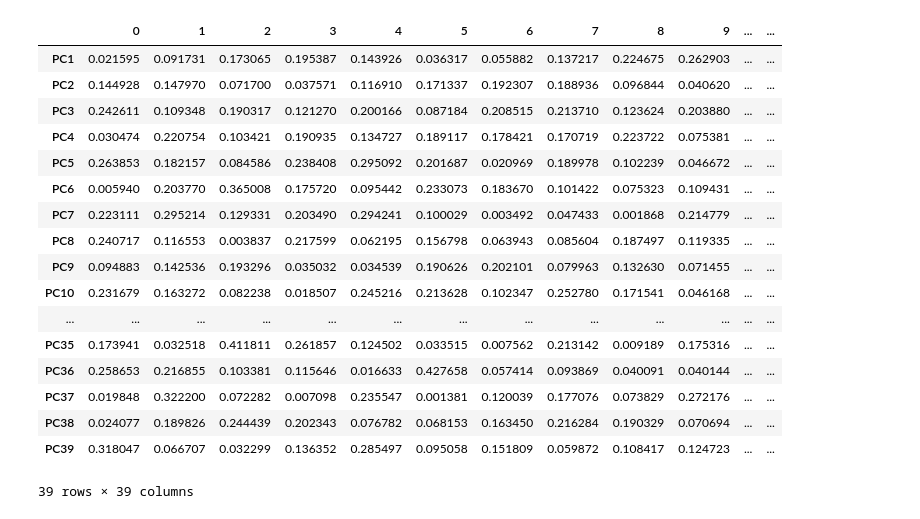
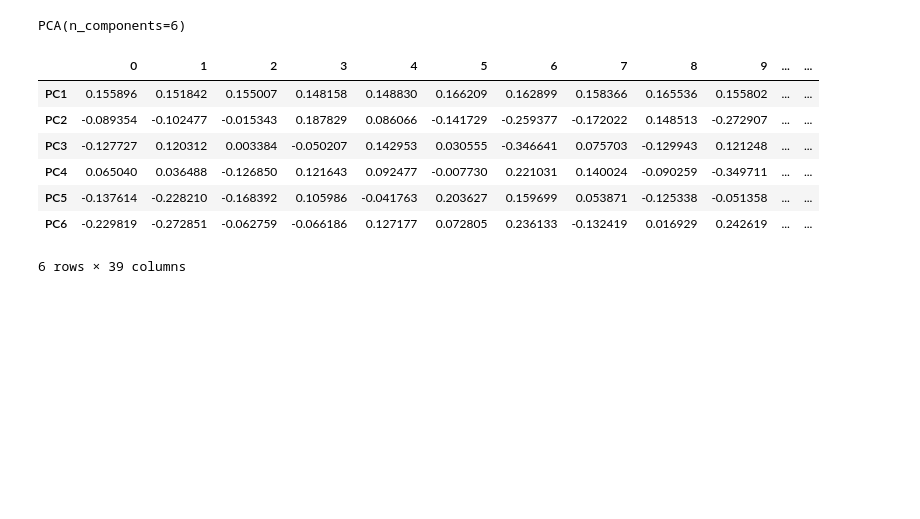
Before and after one commit to IceMerman/NN_validation, a Jupyter notebook: schemaData.ipynb, the cells around one changed output. Saved outputs shown, nothing was run; the diff lists cells and outputs as text; code cells hidden in the pictures; blank space fills up the shorter version.

Commit message:
Completed heatmap to Lasso and PCA: pending performance metrics and Transform to data

```diff
--- a/schemaData.ipynb
+++ b/schemaData.ipynb
@@ -79,0 +62,24 @@ voltageMagAng = voltageMagAng.reshape((voltageMagAng.shape[1], voltageMagAng.sha
+# %%
+# note that the mean and his variance per node is similar, in this case, the data are similar and don't failures per node or
+# these data are in the same conditions???????
+# there are conditions out of voltage stability VMax > 1.1
+
+# secureConditionLabels
+# voltageMagnitudes
+# voltageAngles
+# voltageMagAng
+
+selectSet = 0
+
+if selectSet == 0:
+    toDescribe = pd.DataFrame(voltageMagnitudes)
+    data = voltageMagnitudes.copy()
+if selectSet == 1:
+    toDescribe = pd.DataFrame(voltageAngles)
+    data = voltageAngles.copy()
+if selectSet == 2:
+    toDescribe = pd.DataFrame(voltageMagAng)
+    data = voltageMagAng.copy()
+
+
+toDescribe.describe()
@@ -113,38 +121,31 @@ from sklearn.preprocessing import scale
 import warnings
 warnings.filterwarnings('ignore')
 # %%
-# Entrenamiento modelo PCA con escalado de los datos
+# Entrenamiento modelo PCA
+# TODO: con escalado de los datos
 # ==============================================================================
-datos = VM.copy()
-pca_pipe = make_pipeline(StandardScaler(), PCA())   #try n_components=4
-pca_pipe.fit(datos)
+n_components_local = 6
 
-# Se extrae el modelo entrenado del pipeline
-modelo_pca = pca_pipe.named_steps['pca']
+modelo_pca = PCA(n_components=n_components_local)  #try n_components=4
+modelo_pca.fit(data)
+
+# TODO: performance metrics
+# %% [output]
+PCA(n_components=6)
 # %%
 # Se combierte el array a dataframe para añadir nombres a los ejes.
-indexLabel = ['PC' + str(k) for k in range(1, len(datos.columns)+1)]
+indexLabel = ['PC' + str(k) for k in range(1, n_components_local+1)]
 pd.DataFrame(
-    data    = abs(modelo_pca.components_),
-    columns = datos.columns,
+    data    = modelo_pca.components_,
+    columns = toDescribe.columns,
     index   = indexLabel
 )
 # %% [output]
 |  | 0 | 1 | 2 | 3 | 4 | 5 | 6 | 7 | 8 | 9 | ... | ... |
-| PC1 | 0.021595 | 0.091731 | 0.173065 | 0.195387 | 0.143926 | 0.036317 | 0.055882 | 0.137217 | 0.224675 | 0.262903 | ... | ... |
-| PC2 | 0.144928 | 0.147970 | 0.071700 | 0.037571 | 0.116910 | 0.171337 | 0.192307 | 0.188936 | 0.096844 | 0.040620 | ... | ... |
-| PC3 | 0.242611 | 0.109348 | 0.190317 | 0.121270 | 0.200166 | 0.087184 | 0.208515 | 0.213710 | 0.123624 | 0.203880 | ... | ... |
-| PC4 | 0.030474 | 0.220754 | 0.103421 | 0.190935 | 0.134727 | 0.189117 | 0.178421 | 0.170719 | 0.223722 | 0.075381 | ... | ... |
-| PC5 | 0.263853 | 0.182157 | 0.084586 | 0.238408 | 0.295092 | 0.201687 | 0.020969 | 0.189978 | 0.102239 | 0.046672 | ... | ... |
-| PC6 | 0.005940 | 0.203770 | 0.365008 | 0.175720 | 0.095442 | 0.233073 | 0.183670 | 0.101422 | 0.075323 | 0.109431 | ... | ... |
-| PC7 | 0.223111 | 0.295214 | 0.129331 | 0.203490 | 0.294241 | 0.100029 | 0.003492 | 0.047433 | 0.001868 | 0.214779 | ... | ... |
-| PC8 | 0.240717 | 0.116553 | 0.003837 | 0.217599 | 0.062195 | 0.156798 | 0.063943 | 0.085604 | 0.187497 | 0.119335 | ... | ... |
-| PC9 | 0.094883 | 0.142536 | 0.193296 | 0.035032 | 0.034539 | 0.190626 | 0.202101 | 0.079963 | 0.132630 | 0.071455 | ... | ... |
-| PC10 | 0.231679 | 0.163272 | 0.082238 | 0.018507 | 0.245216 | 0.213628 | 0.102347 | 0.252780 | 0.171541 | 0.046168 | ... | ... |
-| ... | ... | ... | ... | ... | ... | ... | ... | ... | ... | ... | ... | ... |
-| PC35 | 0.173941 | 0.032518 | 0.411811 | 0.261857 | 0.124502 | 0.033515 | 0.007562 | 0.213142 | 0.009189 | 0.175316 | ... | ... |
-| PC36 | 0.258653 | 0.216855 | 0.103381 | 0.115646 | 0.016633 | 0.427658 | 0.057414 | 0.093869 | 0.040091 | 0.040144 | ... | ... |
-| PC37 | 0.019848 | 0.322200 | 0.072282 | 0.007098 | 0.235547 | 0.001381 | 0.120039 | 0.177076 | 0.073829 | 0.272176 | ... | ... |
-| PC38 | 0.024077 | 0.189826 | 0.244439 | 0.202343 | 0.076782 | 0.068153 | 0.163450 | 0.216284 | 0.190329 | 0.070694 | ... | ... |
-| PC39 | 0.318047 | 0.066707 | 0.032299 | 0.136352 | 0.285497 | 0.095058 | 0.151809 | 0.059872 | 0.108417 | 0.124723 | ... | ... |
+| PC1 | 0.155896 | 0.151842 | 0.155007 | 0.148158 | 0.148830 | 0.166209 | 0.162899 | 0.158366 | 0.165536 | 0.155802 | ... | ... |
+| PC2 | -0.089354 | -0.102477 | -0.015343 | 0.187829 | 0.086066 | -0.141729 | -0.259377 | -0.172022 | 0.148513 | -0.272907 | ... | ... |
+| PC3 | -0.127727 | 0.120312 | 0.003384 | -0.050207 | 0.142953 | 0.030555 | -0.346641 | 0.075703 | -0.129943 | 0.121248 | ... | ... |
+| PC4 | 0.065040 | 0.036488 | -0.126850 | 0.121643 | 0.092477 | -0.007730 | 0.221031 | 0.140024 | -0.090259 | -0.349711 | ... | ... |
+| PC5 | -0.137614 | -0.228210 | -0.168392 | 0.105986 | -0.041763 | 0.203627 | 0.159699 | 0.053871 | -0.125338 | -0.051358 | ... | ... |
+| PC6 | -0.229819 | -0.272851 | -0.062759 | -0.066186 | 0.127177 | 0.072805 | 0.236133 | -0.132419 | 0.016929 | 0.242619 | ... | ... |
-39 rows × 39 columns
+6 rows × 39 columns
```
Also changed, not shown: parts of 15 cells of this notebook.
